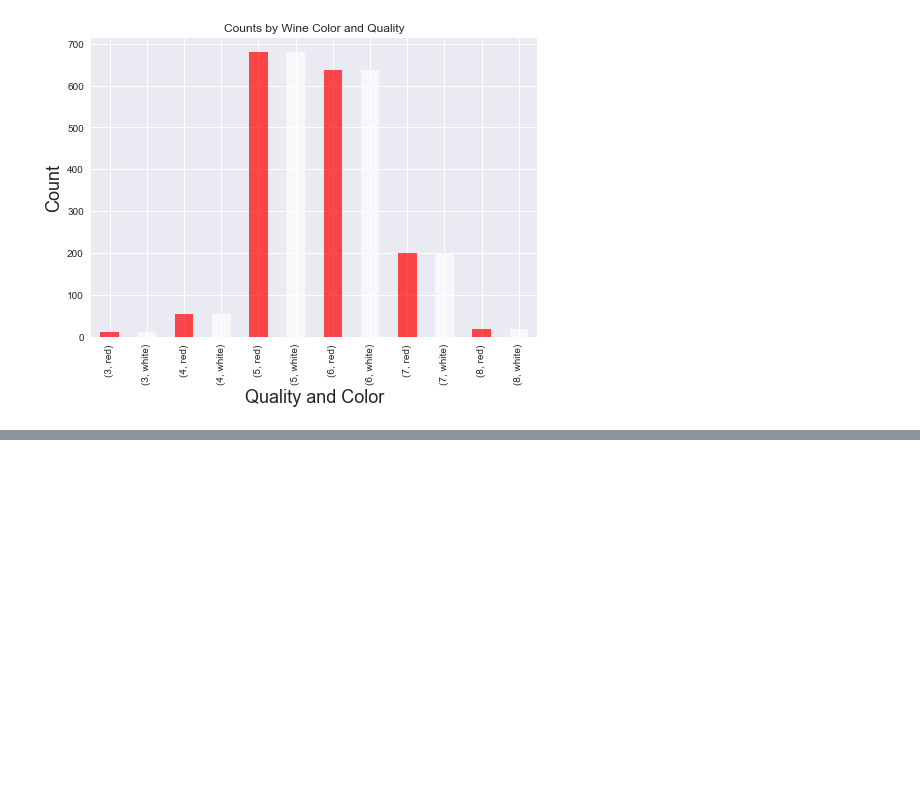
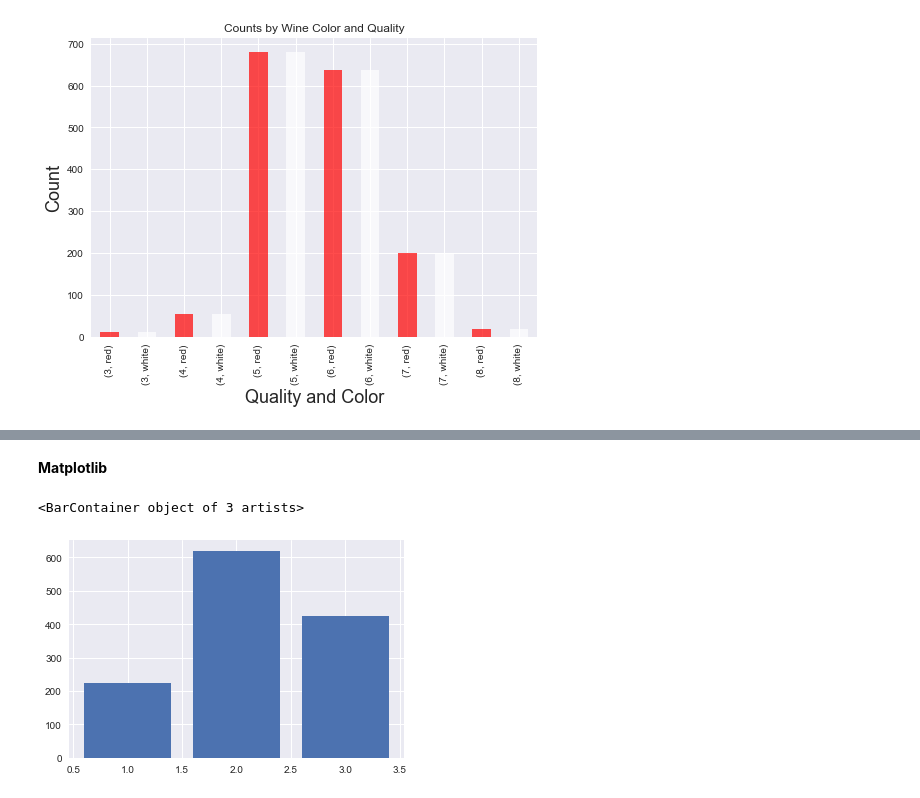
Before and after one commit to jumbamark/data_analysis, a Jupyter notebook: case_studies/first/wine_chemical_properties.ipynb, the cells around one changed output, grey strips where cells are left out. Saved outputs shown, nothing was run; the diff lists cells and outputs as text; code cells hidden in the pictures; blank space fills up the shorter version.

Commit message:
matplotlib

```diff
--- a/case_studies/first/wine_chemical_properties.ipynb
+++ b/case_studies/first/wine_chemical_properties.ipynb
@@ -658,0 +674,12 @@ Text(0, 0.5, 'Count')
+# %% [markdown]
+__Matplotlib__
+# %%
+import matplotlib.pyplot as plt
+%matplotlib inline
+
+# creating a bar chat using matplotlib
+# x coordinates of the bars and heights of the bars
+plt.bar([1, 2, 3], [224, 620, 425])
+# %% [output]
+<BarContainer object of 3 artists>
+[figure, added]
```
Also changed, not shown: parts of 5 cells of this notebook.
